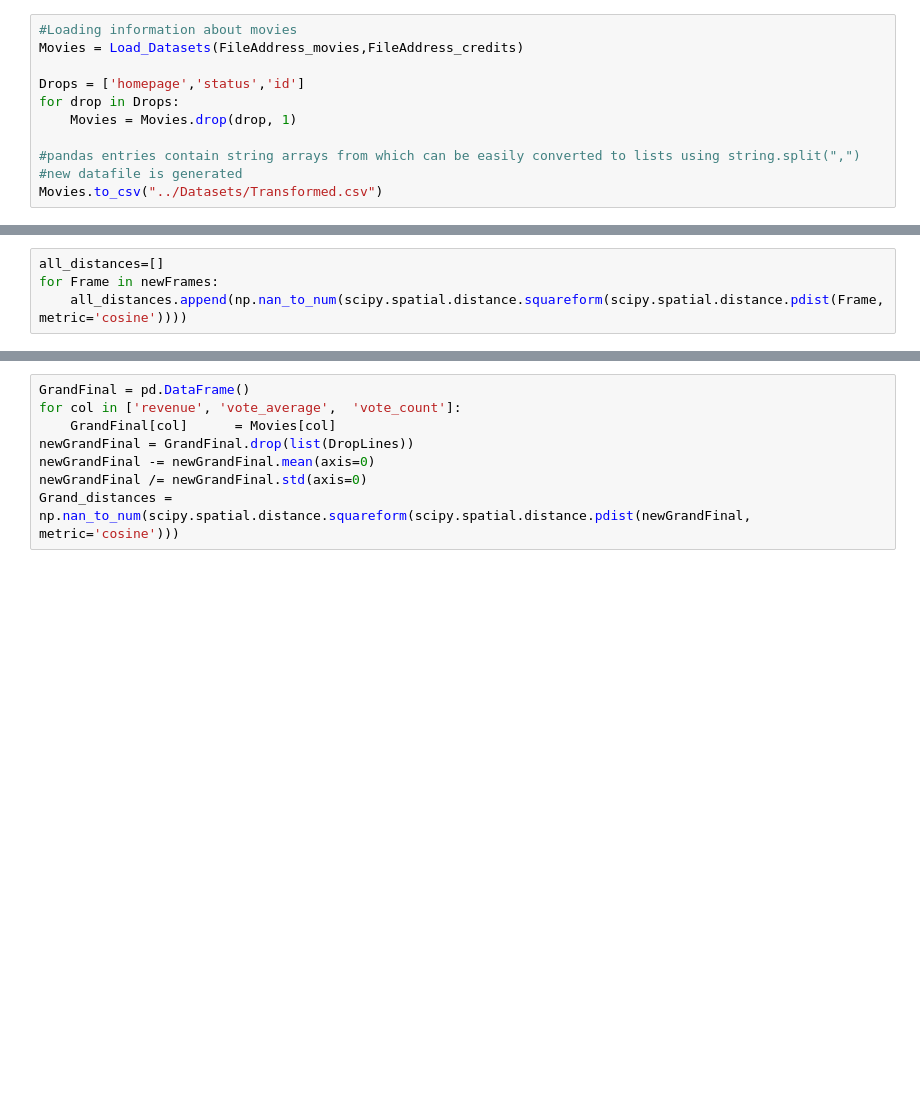
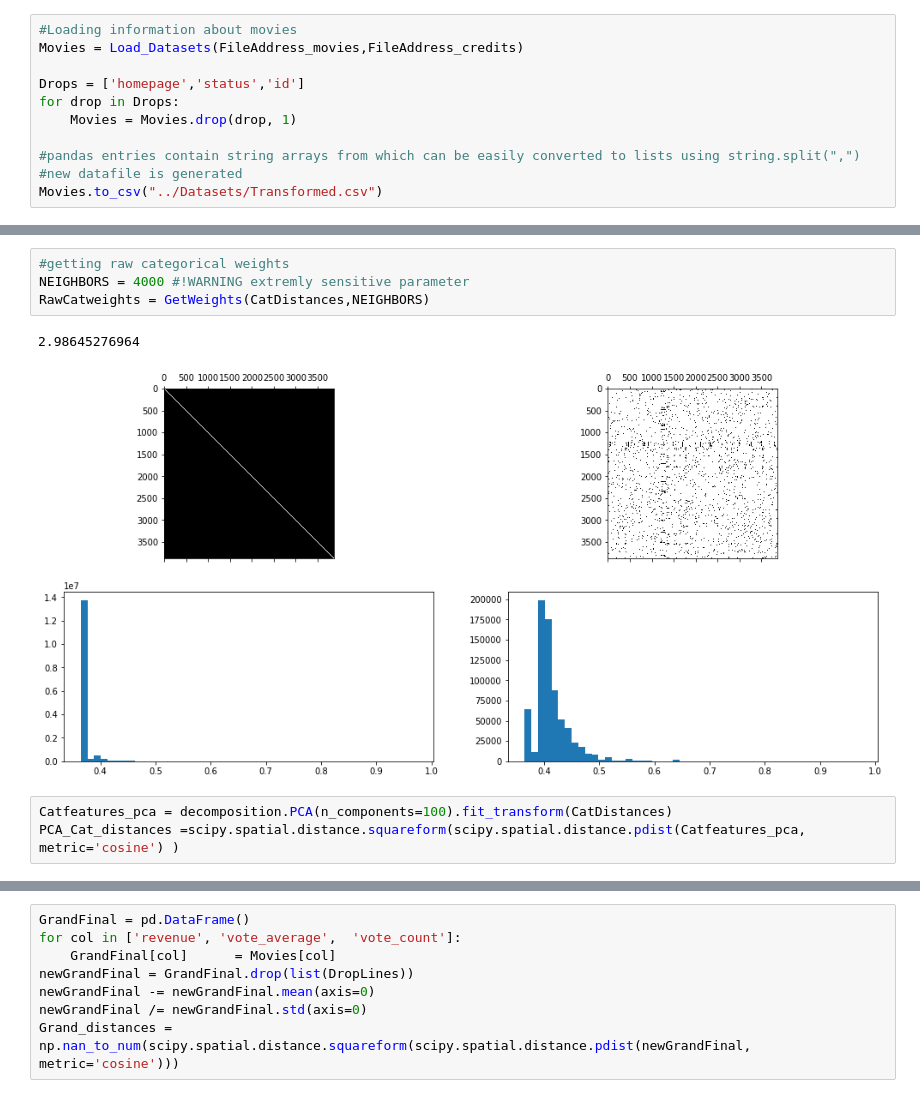
Before and after one commit to MilicaNovak/FinalProjectNTDS2017, a Jupyter notebook: ReportNotebook/LightReport-Working-In-Progress.ipynb, the cells around one changed output, grey strips where cells are left out. Saved outputs shown, nothing was run; the diff lists cells and outputs as text; blank space fills up the shorter version.

```diff
--- a/ReportNotebook/LightReport-Working-In-Progress.ipynb
+++ b/ReportNotebook/LightReport-Working-In-Progress.ipynb
@@ -161,4 +101,10 @@ for i in range(len(Frames)):
+# %%
+#getting raw categorical weights
+NEIGHBORS = 4000 #!WARNING extremly sensitive parameter
+RawCatweights = GetWeights(CatDistances,NEIGHBORS)
+# %% [output]
+2.98645276964
+[figure, added]
 # %%
-all_distances=[]
-for Frame in newFrames:
-    all_distances.append(np.nan_to_num(scipy.spatial.distance.squareform(scipy.spatial.distance.pdist(Frame, metric='cosine'))))
+Catfeatures_pca = decomposition.PCA(n_components=100).fit_transform(CatDistances)
+PCA_Cat_distances =scipy.spatial.distance.squareform(scipy.spatial.distance.pdist(Catfeatures_pca, metric='cosine') )
```
Also changed, not shown: parts of 25 cells of this notebook, 8 other files.
